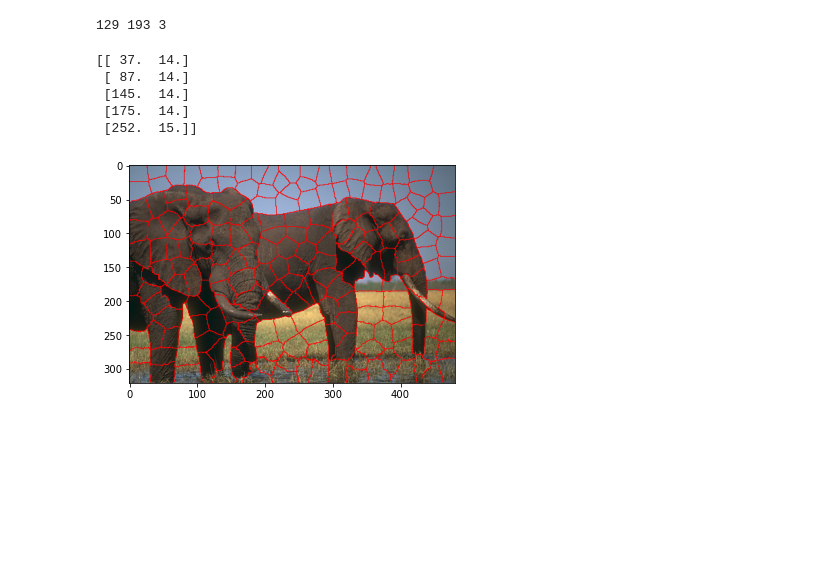
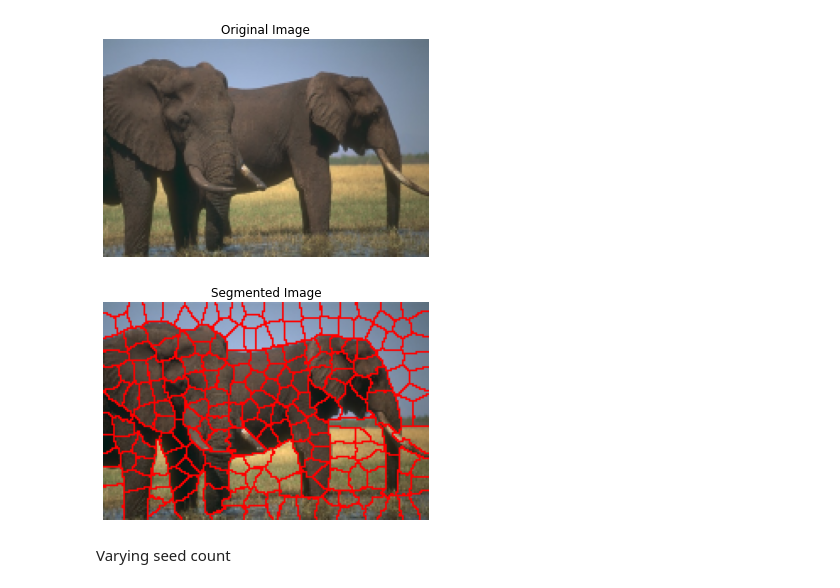
Before and after one commit to ishaanshah/lrw_superpixel, a Jupyter notebook: experiments.ipynb, the cells around one changed output. Cells and saved outputs as stored; diff of their text form; code cells hidden in the pictures; blank space fills up the shorter version.

```diff
--- a/experiments.ipynb
+++ b/experiments.ipynb
@@ -92,12 +11,12 @@ def generate_seeds(Nsp,img):
 # %%
-# Params
-Nsp=200 #num of sp
-Thres=1.35 #threshold for split
-beta=30 #gaussian parameter
-alpha=0.9992 #Lazy parameter
-nItrs_max = 10 #limit for the number of iterations
+# Base params
+nsp = 200 # Num of seed points
+thres = 1.35 # Threshold for split
+beta = 30 # Gaussian parameter
+alpha = 0.992 # Lazy parameter
+niters_max = 10 # Limit for the number of iterations
 # %%
-img = cv2.cvtColor(cv2.imread("./images/290.jpg"),cv2.COLOR_BGR2RGB)
+img = cv2.cvtColor(cv2.imread("./images/test.jpg"),cv2.COLOR_BGR2RGB)
 scale_percent = 40
 width = math.ceil(img.shape[1] * scale_percent / 100)
 height = math.ceil(img.shape[0] * scale_percent / 100)
@@ -108,15 +27,8 @@ gray_img = cv2.cvtColor(img.astype('uint8'), cv2.COLOR_RGB2GRAY)
 orig_img = img.copy()
 img = im2double(img)
 X,Y,Z = img.shape
-print(X,Y,Z)
+plt.imshow(orig_img)
+plt.title("Original Image")
+plt.axis('off');
 # %% [output]
-129 193 3
+[figure, added]
-# %%
-seeds = generate_seeds(Nsp,im2double(gray_img/255))
-print(seeds[:5])
-# %% [output]
-[[ 37.  14.]
- [ 87.  14.]
- [145.  14.]
- [175.  14.]
- [252.  15.]]
@@ -266,22 +35,25 @@ def energy_opt(image, seeds, alpha, count, iters, sigma, thres):
 # %%
-res, seeds, iters = energy_opt(orig_img, seeds, alpha, Nsp, nItrs_max, beta, Thres)
+seeds = generate_seeds(nsp, im2double(gray_img/255))
+res, seeds, iters = energy_opt(orig_img.copy(), seeds, alpha, nsp, niters_max, beta, thres)
 bmap = seg2bmap(res,Y,X)
 idx = np.nonzero(bmap>0)
 
 bmapOnImg = img
 temp = img[:,:,0]
 temp[idx] = 1
 bmapOnImg[:,:,0] = temp
 if Z==3:
     temp=img[:,:,1]
     temp[idx]=0
     bmapOnImg[:,:,1] = temp
     temp=img[:,:,2]
     temp[idx]=0
     bmapOnImg[:,:,2] = temp
 
 plt.imshow(bmapOnImg)
-seeds_x = [i[0] for i in seeds]
-seeds_y = [i[1] for i in seeds]
+plt.title("Segmented Image")
+plt.axis('off');
 # %% [output]
-[figure, old version]
+[figure, new version]
+# %% [markdown]
+Varying seed count
```
Also changed, not shown: parts of 4 cells of this notebook, 1 other file.
